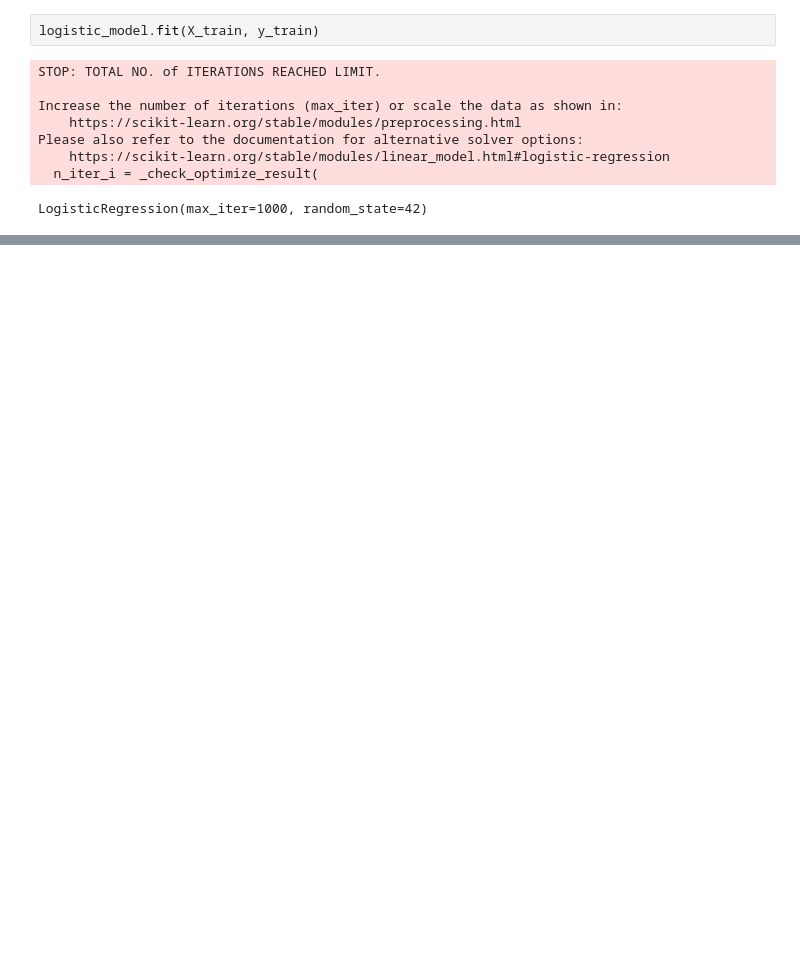
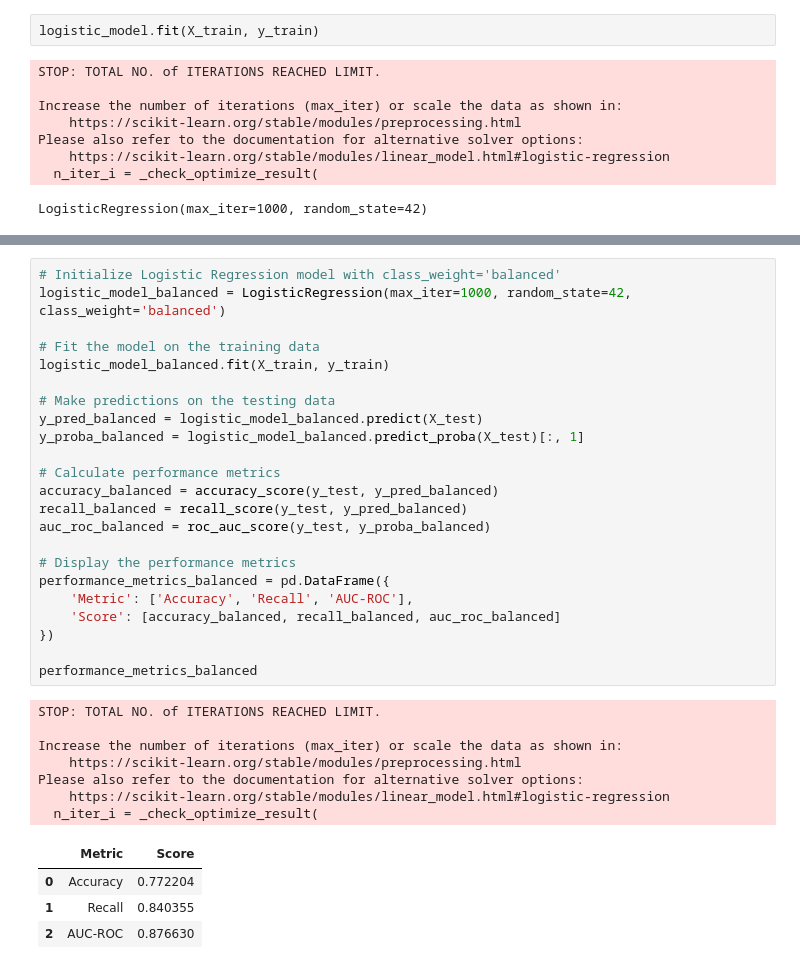
Before and after one commit to SlowJii/PTIT-CNN-Prediction-Cardiovascular, a Jupyter notebook: CNN-Cardiovascular-Prediction.ipynb, the cells around one changed output, grey strips where cells are left out. Drawn from its saved outputs; the diff is of its cells as text; blank space fills up the shorter version.

```diff
--- a/CNN-Cardiovascular-Prediction.ipynb
+++ b/CNN-Cardiovascular-Prediction.ipynb
@@ -276,0 +300,35 @@ logistic_performance
+# %%
+# Initialize Logistic Regression model with class_weight='balanced'
+logistic_model_balanced = LogisticRegression(max_iter=1000, random_state=42, class_weight='balanced')
+
+# Fit the model on the training data
+logistic_model_balanced.fit(X_train, y_train)
+
+# Make predictions on the testing data
+y_pred_balanced = logistic_model_balanced.predict(X_test)
+y_proba_balanced = logistic_model_balanced.predict_proba(X_test)[:, 1]
+
+# Calculate performance metrics
+accuracy_balanced = accuracy_score(y_test, y_pred_balanced)
+recall_balanced = recall_score(y_test, y_pred_balanced)
+auc_roc_balanced = roc_auc_score(y_test, y_proba_balanced)
+
+# Display the performance metrics
+performance_metrics_balanced = pd.DataFrame({
+    'Metric': ['Accuracy', 'Recall', 'AUC-ROC'],
+    'Score': [accuracy_balanced, recall_balanced, auc_roc_balanced]
+})
+
+performance_metrics_balanced
+# %% [output]
+STOP: TOTAL NO. of ITERATIONS REACHED LIMIT.
+
+Increase the number of iterations (max_iter) or scale the data as shown in:
+    https://scikit-learn.org/stable/modules/preprocessing.html
+Please also refer to the documentation for alternative solver options:
+    https://scikit-learn.org/stable/modules/linear_model.html#logistic-regression
+  n_iter_i = _check_optimize_result(
+|  | Metric | Score |
+| 0 | Accuracy | 0.772204 |
+| 1 | Recall | 0.840355 |
+| 2 | AUC-ROC | 0.876630 |
```
Also changed, not shown: parts of 16 cells of this notebook.
